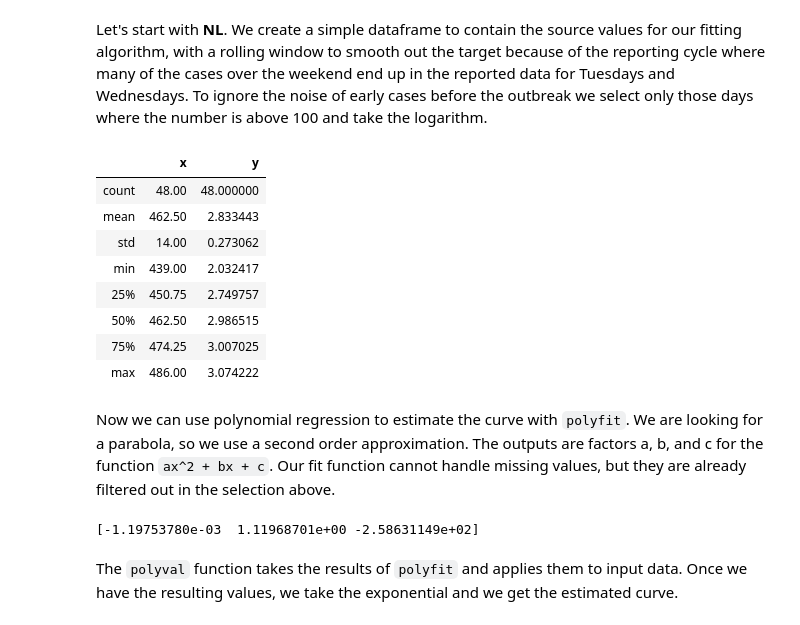
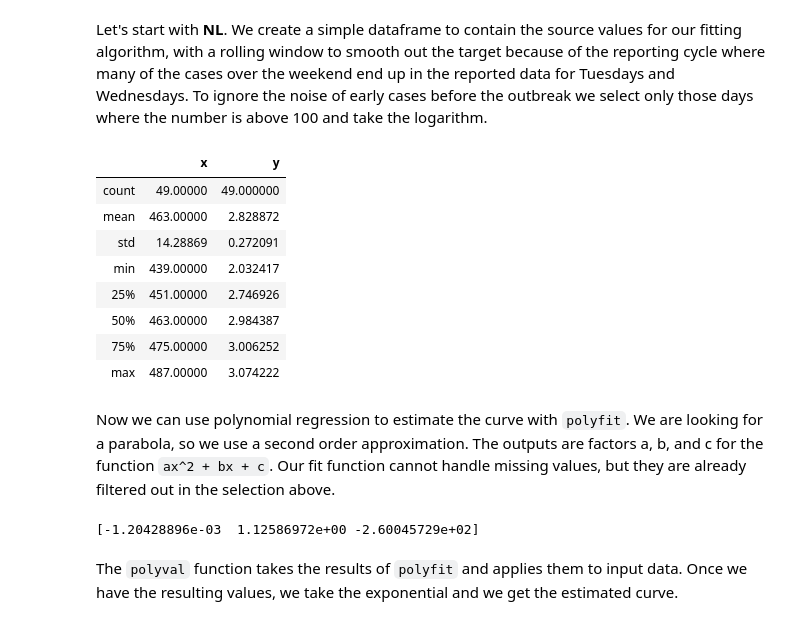
Before and after one commit to R3dje/COVID19, a Jupyter notebook: Modelpivot.ipynb, the cells around one changed output. Saved outputs shown, nothing was run; the diff lists cells and outputs as text; code cells hidden in the pictures.

```diff
--- a/Modelpivot.ipynb
+++ b/Modelpivot.ipynb
@@ -132,29 +132,29 @@ Let's start with __NL__. We create a simple dataframe to contain the source valu
 # %%
 country = 'NL'
 measure = 'cases'
 pmeasure = 'pcases'
 
 df_pred = pd.DataFrame({'x':df_geo['daynum'], 'y':df_geo[measure][country].rolling(7, win_type='triang').mean()})
-df_pred = df_pred[df_pred['y'] > 100]
+df_pred = df_pred[df_pred['y'] >= 100]
 df_pred['y'] = np.log10(df_pred['y'])
 df_pred.describe()
 # %% [output]
 |  | x | y |
-| count | 48.00 | 48.000000 |
-| mean | 462.50 | 2.833443 |
-| std | 14.00 | 0.273062 |
-| min | 439.00 | 2.032417 |
-| 25% | 450.75 | 2.749757 |
-| 50% | 462.50 | 2.986515 |
-| 75% | 474.25 | 3.007025 |
-| max | 486.00 | 3.074222 |
+| count | 49.00000 | 49.000000 |
+| mean | 463.00000 | 2.828872 |
+| std | 14.28869 | 0.272091 |
+| min | 439.00000 | 2.032417 |
+| 25% | 451.00000 | 2.746926 |
+| 50% | 463.00000 | 2.984387 |
+| 75% | 475.00000 | 3.006252 |
+| max | 487.00000 | 3.074222 |
 # %% [markdown]
 Now we can use polynomial regression to estimate the curve with `polyfit`. We are looking for a parabola, so we use a second order approximation. The outputs are factors a, b, and c for the function `ax^2 + bx + c`. Our fit function cannot handle missing values, but they are already filtered out in the selection above.
 # %%
 fit = np.polyfit(df_pred['x'], df_pred['y'], 2)
 print(fit)
 # %% [output]
-[-1.19753780e-03  1.11968701e+00 -2.58631149e+02]
+[-1.20428896e-03  1.12586972e+00 -2.60045729e+02]
 # %% [markdown]
 The `polyval` function takes the results of `polyfit` and applies them to input data. Once we have the resulting values, we take the exponential and we get the estimated curve.
 # %%
```
Also changed, not shown: parts of 8 cells of this notebook, 2 other files.
